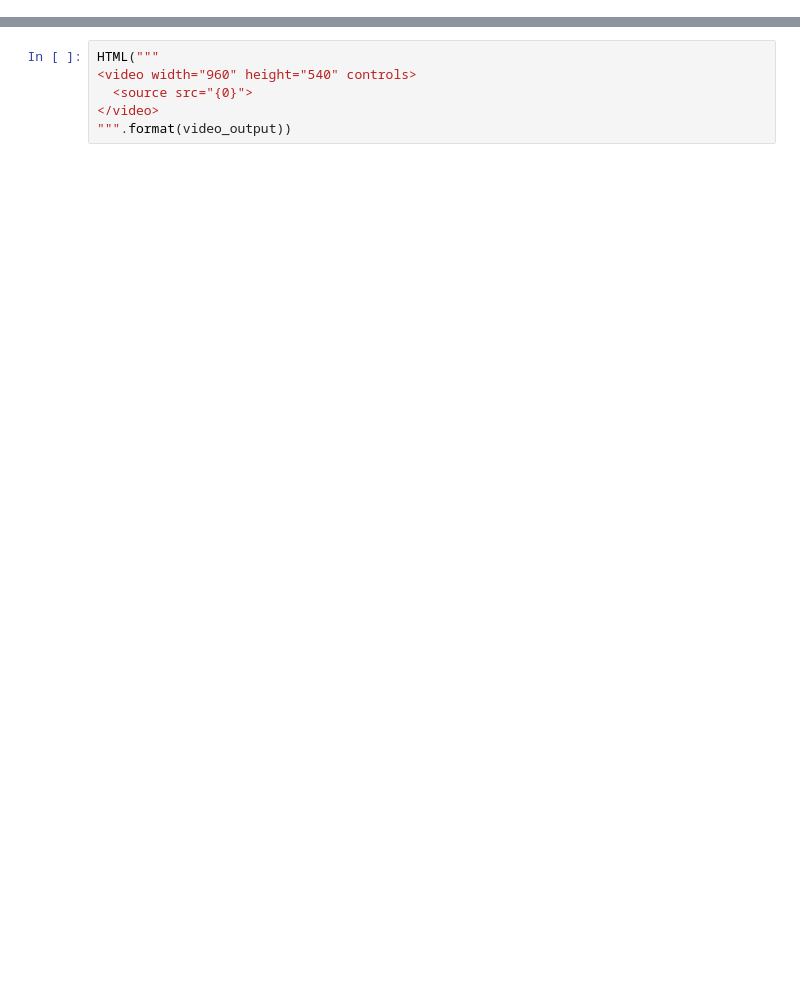
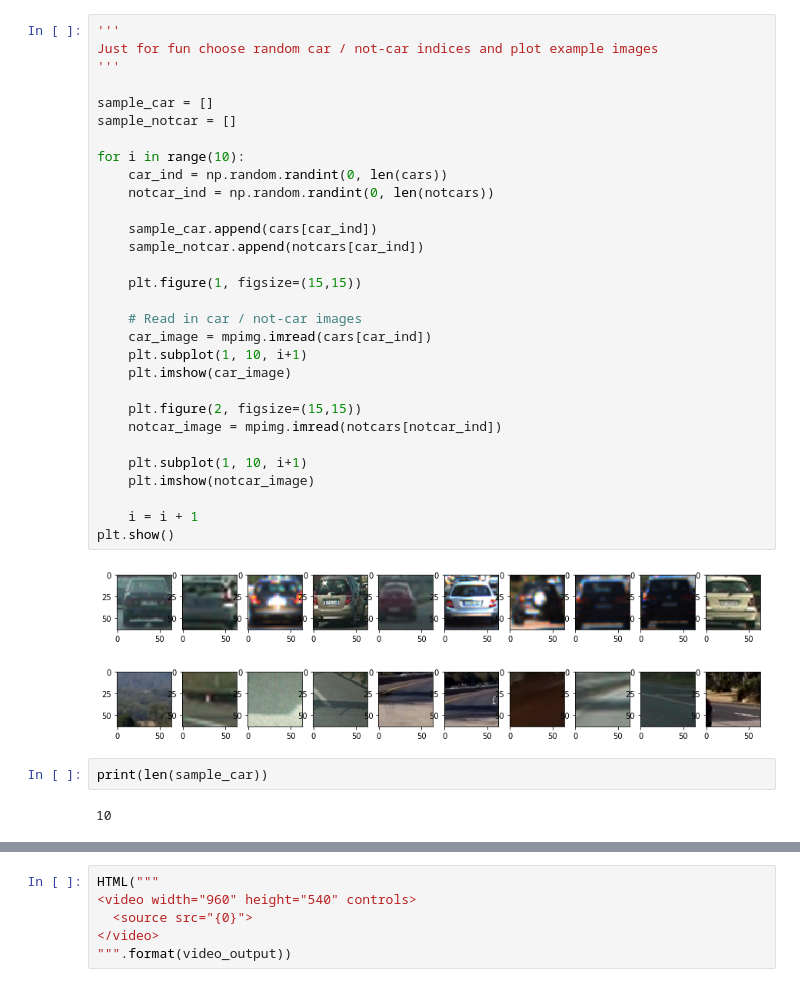
Before and after one commit to byronrwth/Udacity-SelfDrivingCar-ND-Term1, a Jupyter notebook: ComputerVision/P5-VehicleDetection/P5.ipynb, the cells around one changed output, grey strips where cells are left out. Drawn from its saved outputs; the diff is of its cells as text; blank space fills up the shorter version.

```diff
--- a/ComputerVision/P5-VehicleDetection/P5.ipynb
+++ b/ComputerVision/P5-VehicleDetection/P5.ipynb
@@ -429,0 +38,37 @@ Hot windows:  []
+# %%
+'''
+Just for fun choose random car / not-car indices and plot example images
+'''
+
+sample_car = []
+sample_notcar = []
+
+for i in range(10):
+    car_ind = np.random.randint(0, len(cars))
+    notcar_ind = np.random.randint(0, len(notcars))
+
+    sample_car.append(cars[car_ind])
+    sample_notcar.append(notcars[car_ind])
+
+    plt.figure(1, figsize=(15,15))
+
+    # Read in car / not-car images
+    car_image = mpimg.imread(cars[car_ind])
+    plt.subplot(1, 10, i+1)
+    plt.imshow(car_image)
+
+    plt.figure(2, figsize=(15,15))
+    notcar_image = mpimg.imread(notcars[notcar_ind])
+
+    plt.subplot(1, 10, i+1)
+    plt.imshow(notcar_image)
+
+    i = i + 1
+plt.show()
+# %% [output]
+[figure, added]
+[figure, added]
+# %%
+print(len(sample_car))
+# %% [output]
+10
```
Also changed, not shown: parts of 92 cells of this notebook.
